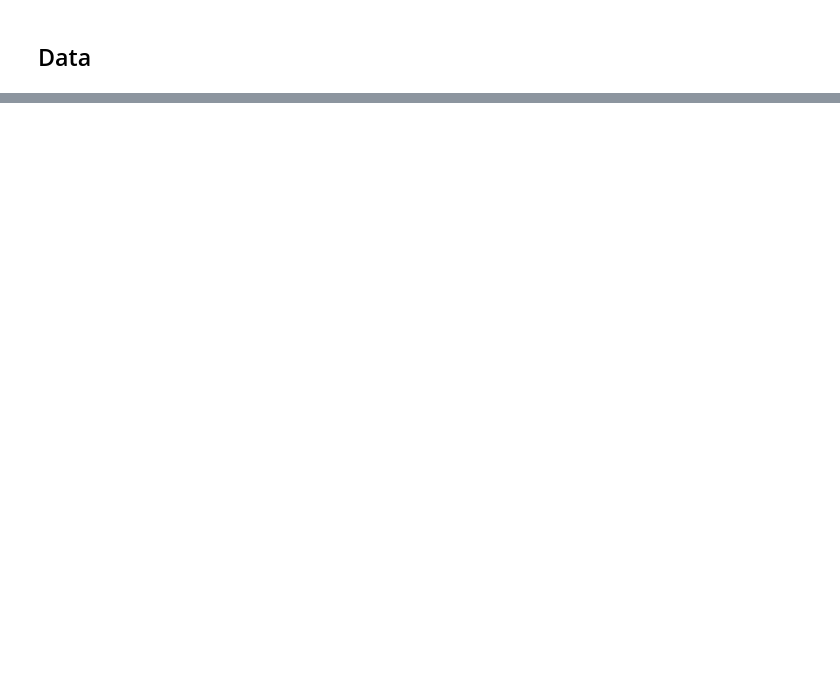
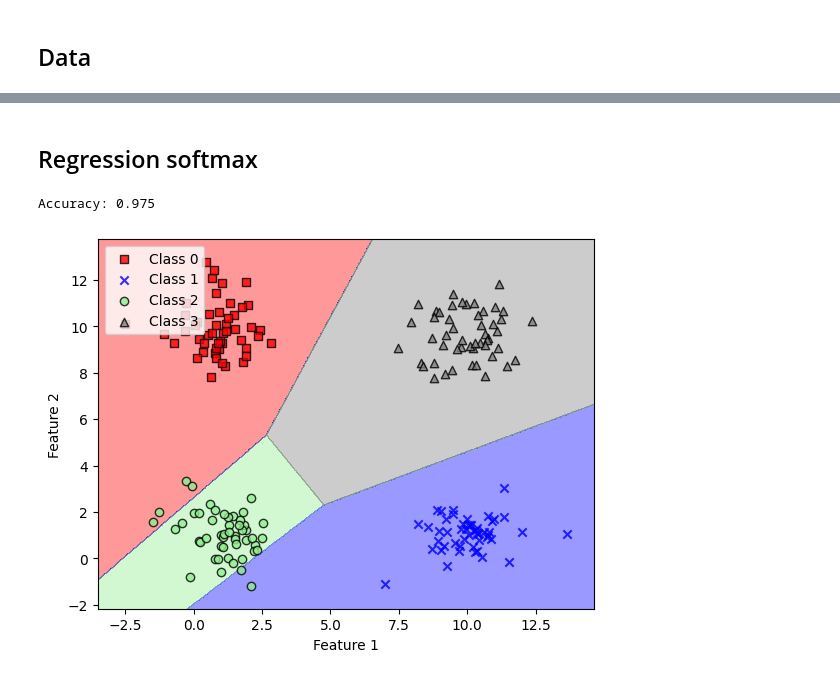
Before and after one commit to OlekZima/Pjatk-MIW, a Jupyter notebook: 03 projekt 2/project_02.ipynb, the cells around one changed output, grey strips where cells are left out. Drawn from its saved outputs; the diff is of its cells as text; code cells hidden in the pictures; blank space fills up the shorter version.

Commit message:
Add Sofmax Regression model

```diff
--- a/03 projekt 2/project_02.ipynb
+++ b/03 projekt 2/project_02.ipynb
@@ -264,0 +272,2 @@ Accuracy: 1.0
+# %% [markdown]
+## Regression softmax
@@ -264,0 +354,9 @@ Accuracy: 1.0
+# %%
+softmax = SoftmaxRegression()
+softmax.fit(X_train, y_train)
+print(f"Accuracy: {softmax.accuracy(X_test, y_test)}")
+
+plot_decision_regions(X, y, softmax)
+# %% [output]
+Accuracy: 0.975
+[figure, added]
```
Also changed, not shown: parts of 18 cells of this notebook.
